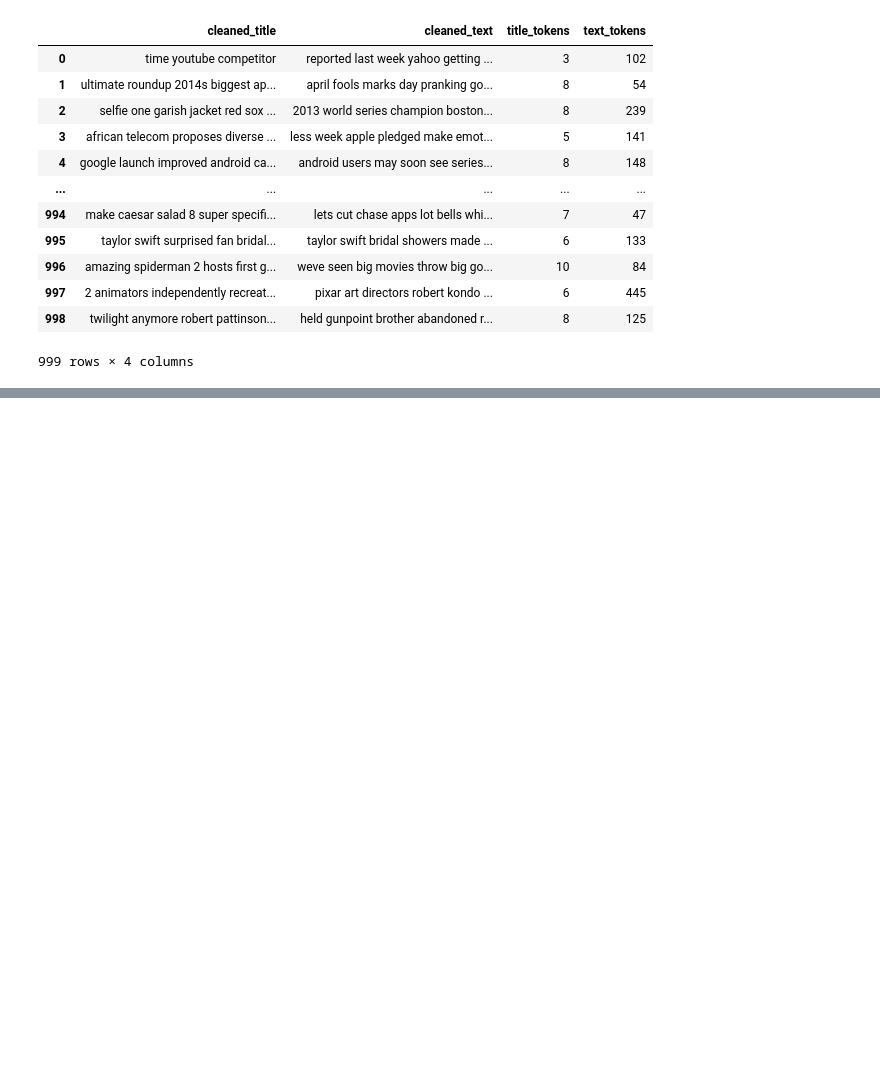
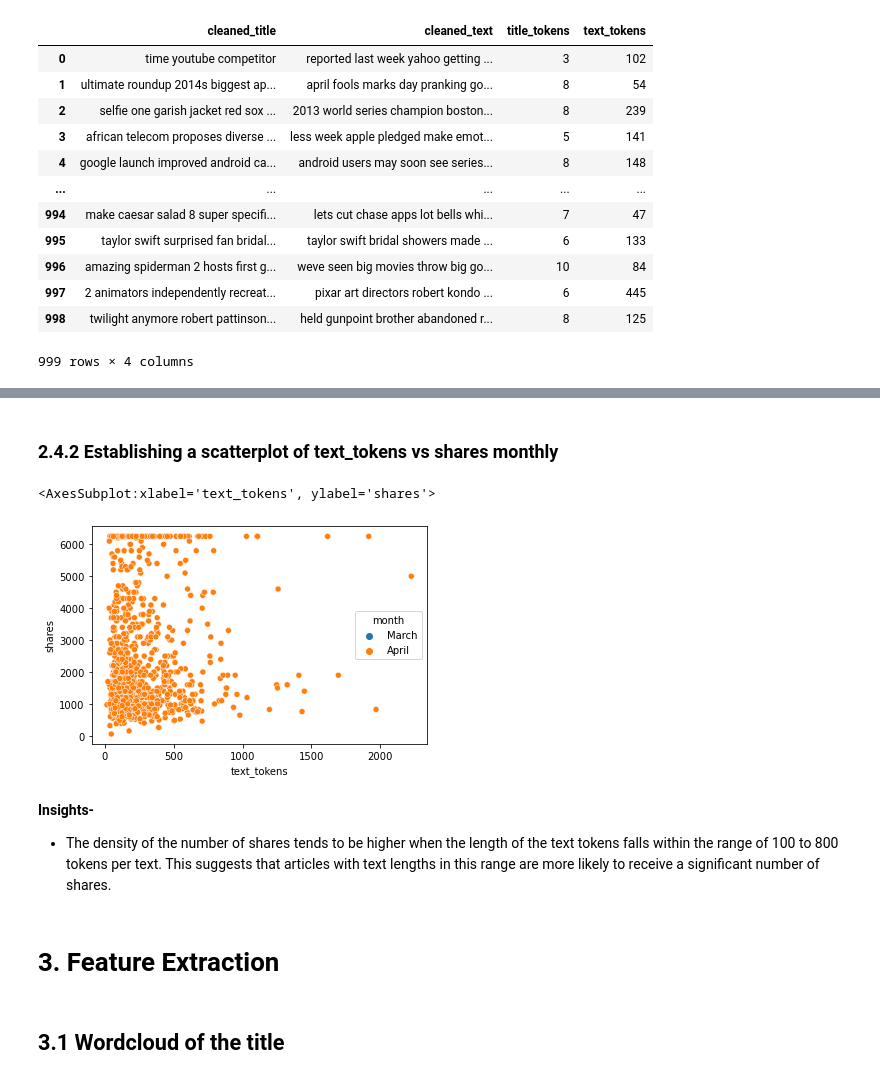
Before and after one commit to smafraim/News-Articles-Share-Prediction-using-Machine-Learning, a Jupyter notebook: Notebooks/Feature Engineering.ipynb, the cells around one changed output, grey strips where cells are left out. Drawn from its saved outputs; the diff is of its cells as text; code cells hidden in the pictures; blank space fills up the shorter version.

```diff
--- a/Notebooks/Feature Engineering.ipynb
+++ b/Notebooks/Feature Engineering.ipynb
@@ -313,0 +283,15 @@ plt.show()
+# %% [markdown]
+### 2.4.2 Establishing a scatterplot of text_tokens vs shares monthly
+# %%
+sns.scatterplot(df_features, x= 'text_tokens', y='shares', hue= 'month')
+# %% [output]
+<AxesSubplot:xlabel='text_tokens', ylabel='shares'>
+[figure, added]
+# %% [markdown]
+**Insights-**
+
+- The density of the number of shares tends to be higher when the length of the text tokens falls within the range of 100 to 800 tokens per text. This suggests that articles with text lengths in this range are more likely to receive a significant number of shares.
+# %% [markdown]
+# 3. Feature Extraction
+# %% [markdown]
+## 3.1 Wordcloud of the title
```
Also changed, not shown: parts of 27 cells of this notebook, 3 other files.
